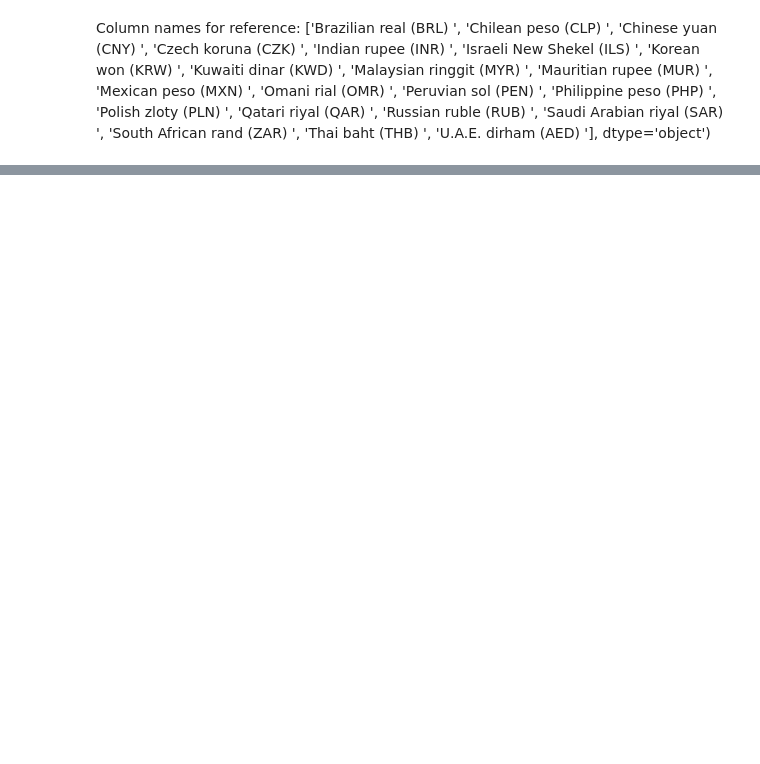
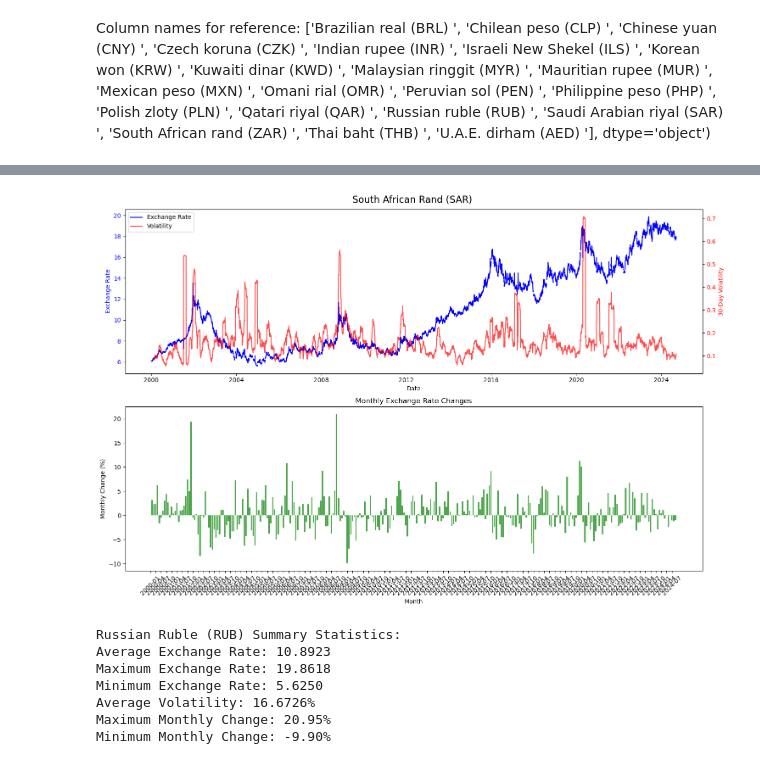
Before and after one commit to FleetHalf/Aditya-Thesis, a Jupyter notebook: Foreign Exchange.ipynb, the cells around one changed output, grey strips where cells are left out. Saved outputs shown, nothing was run; the diff lists cells and outputs as text; code cells hidden in the pictures; blank space fills up the shorter version.

```diff
--- a/Foreign Exchange.ipynb
+++ b/Foreign Exchange.ipynb
@@ -1239,0 +1281,21 @@ Name: Brazilian real (BRL)    , dtype: float64
+# %%
+def print_summary_stats_zar(daily_data, monthly_data):
+    print("\nRussian Ruble (RUB) Summary Statistics:")
+    print(f"Average Exchange Rate: {daily_data['South African rand (ZAR)                     '].mean():.4f}")
+    print(f"Maximum Exchange Rate: {daily_data['South African rand (ZAR)                     '].max():.4f}")
+    print(f"Minimum Exchange Rate: {daily_data['South African rand (ZAR)                     '].min():.4f}")
+    print(f"Average Volatility: {daily_data['volatility'].mean():.4%}")
+    print(f"Maximum Monthly Change: {monthly_data['South African rand (ZAR)                     '].pct_change().max():.2%}")
+    print(f"Minimum Monthly Change: {monthly_data['South African rand (ZAR)                     '].pct_change().min():.2%}")
+# %%
+daily_data, monthly_data = analyze_currency_volatility_zar(df)
+print_summary_stats_zar(daily_data, monthly_data)
+# %% [output]
+[figure, added]
+Russian Ruble (RUB) Summary Statistics:
+Average Exchange Rate: 10.8923
+Maximum Exchange Rate: 19.8618
+Minimum Exchange Rate: 5.6250
+Average Volatility: 16.6726%
+Maximum Monthly Change: 20.95%
+Minimum Monthly Change: -9.90%
```
Also changed, not shown: parts of 26 cells of this notebook, 2 other files.
